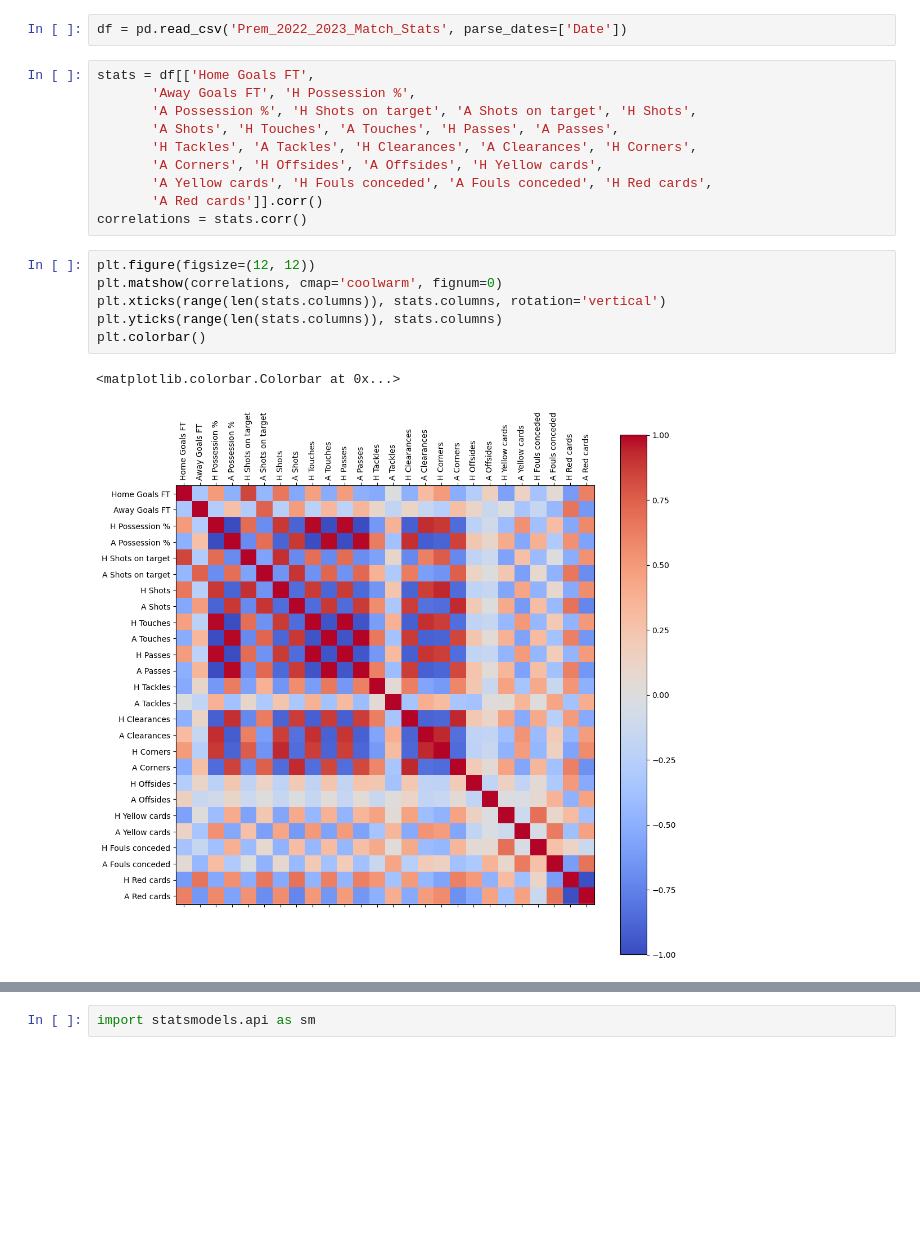
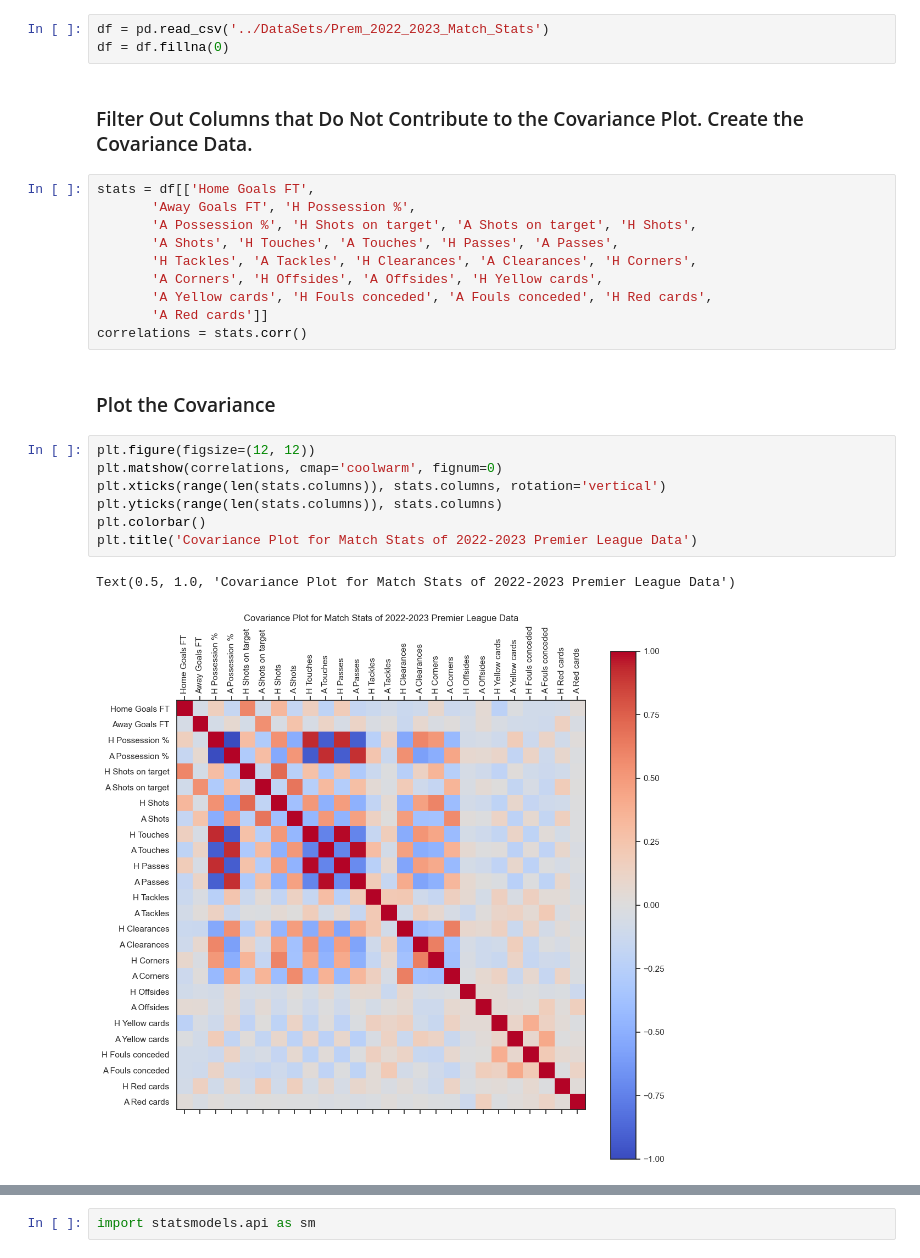
Before and after one commit to b1ll1/FootballML, a Jupyter notebook: MultivariateRegression/multivariate_regression.ipynb, the cells around one changed output, grey strips where cells are left out. Saved outputs shown, nothing was run; the diff lists cells and outputs as text; blank space fills up the shorter version.

```diff
--- a/MultivariateRegression/multivariate_regression.ipynb
+++ b/MultivariateRegression/multivariate_regression.ipynb
@@ -4,5 +14,8 @@ import matplotlib.pyplot as plt
 # %%
-df = pd.read_csv('Prem_2022_2023_Match_Stats', parse_dates=['Date'])
+df = pd.read_csv('../DataSets/Prem_2022_2023_Match_Stats')
+df = df.fillna(0)
+# %% [markdown]
+### Filter Out Columns that Do Not Contribute to the Covariance Plot. Create the Covariance Data.
 # %%
 stats = df[['Home Goals FT',
        'Away Goals FT', 'H Possession %',
@@ -11,14 +24,17 @@ stats = df[['Home Goals FT',
        'H Tackles', 'A Tackles', 'H Clearances', 'A Clearances', 'H Corners',
        'A Corners', 'H Offsides', 'A Offsides', 'H Yellow cards',
        'A Yellow cards', 'H Fouls conceded', 'A Fouls conceded', 'H Red cards',
-       'A Red cards']].corr()
+       'A Red cards']]
 correlations = stats.corr()
+# %% [markdown]
+### Plot the Covariance
 # %%
 plt.figure(figsize=(12, 12))
 plt.matshow(correlations, cmap='coolwarm', fignum=0)
 plt.xticks(range(len(stats.columns)), stats.columns, rotation='vertical')
 plt.yticks(range(len(stats.columns)), stats.columns)
 plt.colorbar()
+plt.title('Covariance Plot for Match Stats of 2022-2023 Premier League Data')
 # %% [output]
-<matplotlib.colorbar.Colorbar at 0x...>
+Text(0.5, 1.0, 'Covariance Plot for Match Stats of 2022-2023 Premier League Data')
-[figure, old version]
+[figure, new version]
```
Also changed, not shown: parts of 25 cells of this notebook, 1 other file.
